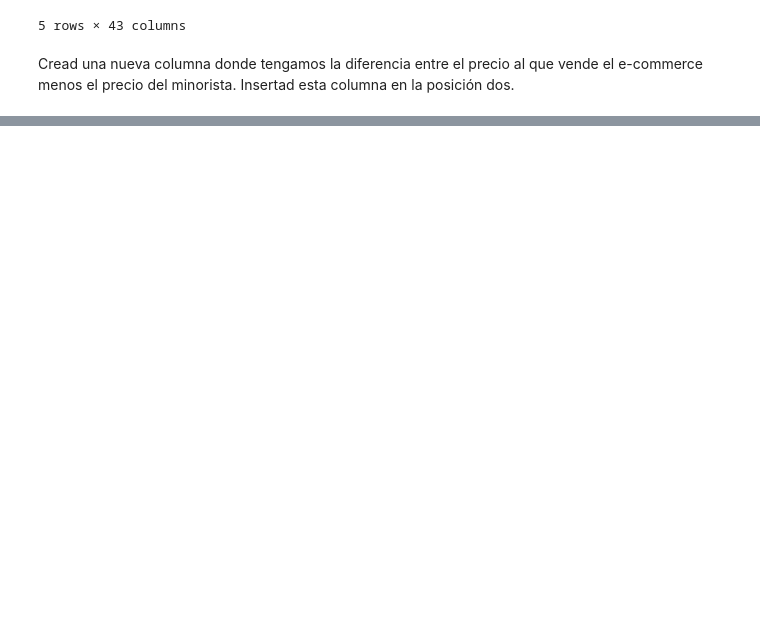
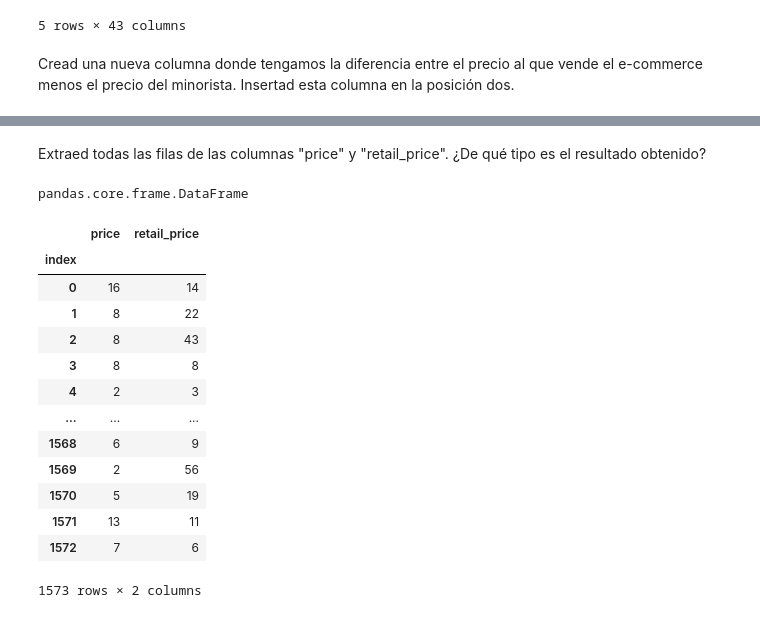
Before and after one commit to MartaMorell/pair_Mod_3_Andreina_Marta, a Jupyter notebook: 24_07_pandas.ipynb, the cells around one changed output, grey strips where cells are left out. Cells and saved outputs as stored; diff of their text form; code cells hidden in the pictures; blank space fills up the shorter version.

```diff
--- a/24_07_pandas.ipynb
+++ b/24_07_pandas.ipynb
@@ -103,0 +147,23 @@ df_jobs
+# %% [markdown]
+Extraed todas las filas de las columnas "price" y "retail_price". ¿De qué tipo es el resultado obtenido?
+# %%
+type(df_jobs.loc[:,["price", "retail_price"]])
+# %% [output]
+pandas.core.frame.DataFrame
+# %%
+df_jobs.loc[:,["price", "retail_price"]]
+# %% [output]
+|  | price | retail_price |
+| index |  |  |
+| 0 | 16 | 14 |
+| 1 | 8 | 22 |
+| 2 | 8 | 43 |
+| 3 | 8 | 8 |
+| 4 | 2 | 3 |
+| ... | ... | ... |
+| 1568 | 6 | 9 |
+| 1569 | 2 | 56 |
+| 1570 | 5 | 19 |
+| 1571 | 13 | 11 |
+| 1572 | 7 | 6 |
+1573 rows × 2 columns
```
Also changed, not shown: parts of 22 cells of this notebook, 1 other file.
